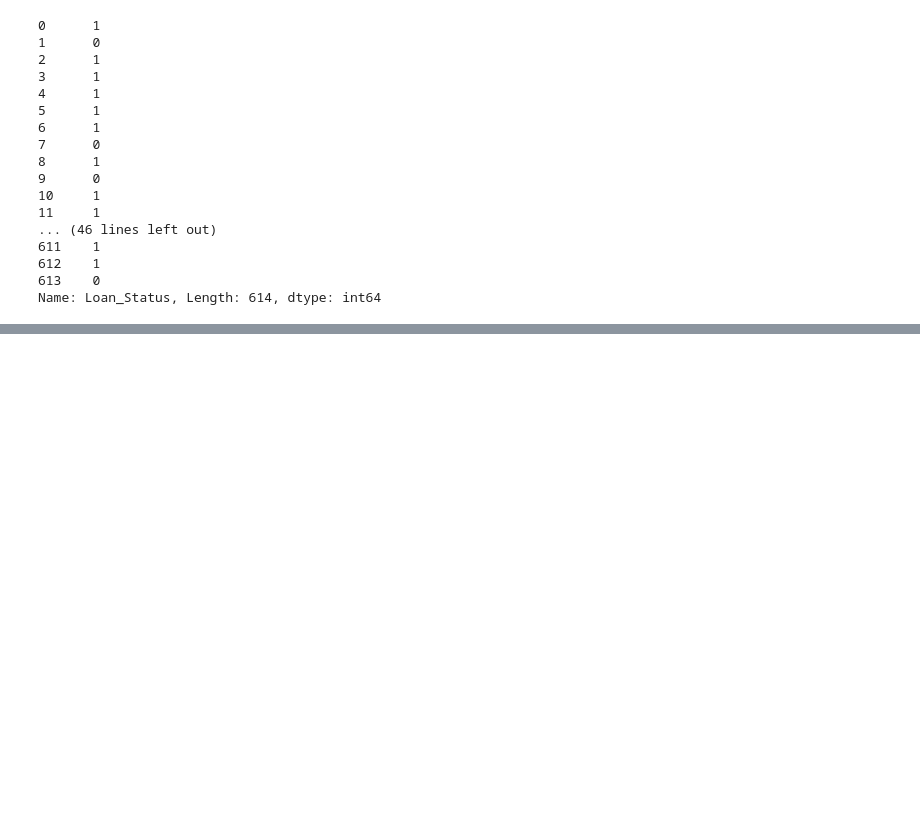
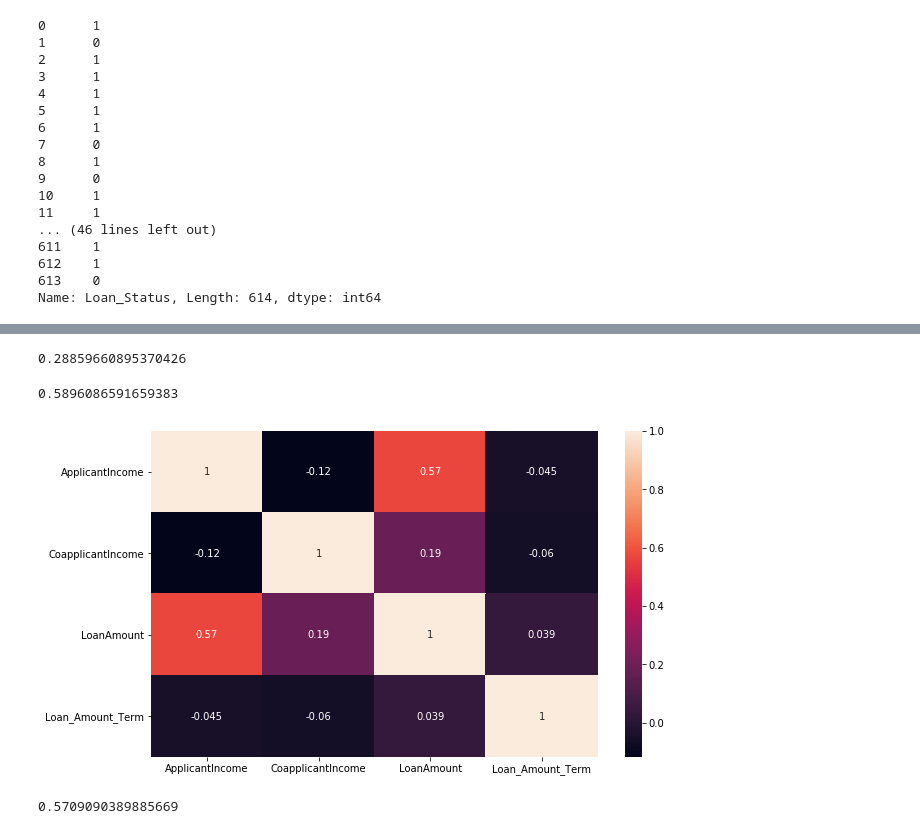
Before and after one commit to NabilBis/Loan-Prediction, a Jupyter notebook: Loan Prediction.ipynb, the cells around one changed output, grey strips where cells are left out. Drawn from its saved outputs; the diff is of its cells as text; code cells hidden in the pictures; blank space fills up the shorter version.

```diff
--- a/Loan Prediction.ipynb
+++ b/Loan Prediction.ipynb
@@ -743,0 +926,4 @@ Name: Loan_Status, Length: 614, dtype: int64
+# %%
+distcorr(data.ApplicantIncome, data.CoapplicantIncome)
+# %% [output]
+0.28859660895370426
@@ -743,0 +934,13 @@ Name: Loan_Status, Length: 614, dtype: int64
+# %%
+opo
+# %% [output]
+0.5896086591659383
+# %%
+def heat_map(self, data):
+        cor = data.corr()
+        plt.figure(figsize=(10, 6))
+        sns.heatmap(cor, annot=True)
+# %%
+heat_map("", data)
+# %% [output]
+[figure, added]
@@ -743,0 +949,4 @@ Name: Loan_Status, Length: 614, dtype: int64
+# %%
+pearson
+# %% [output]
+0.5709090389885669
```
Also changed, not shown: parts of 20 cells of this notebook.
